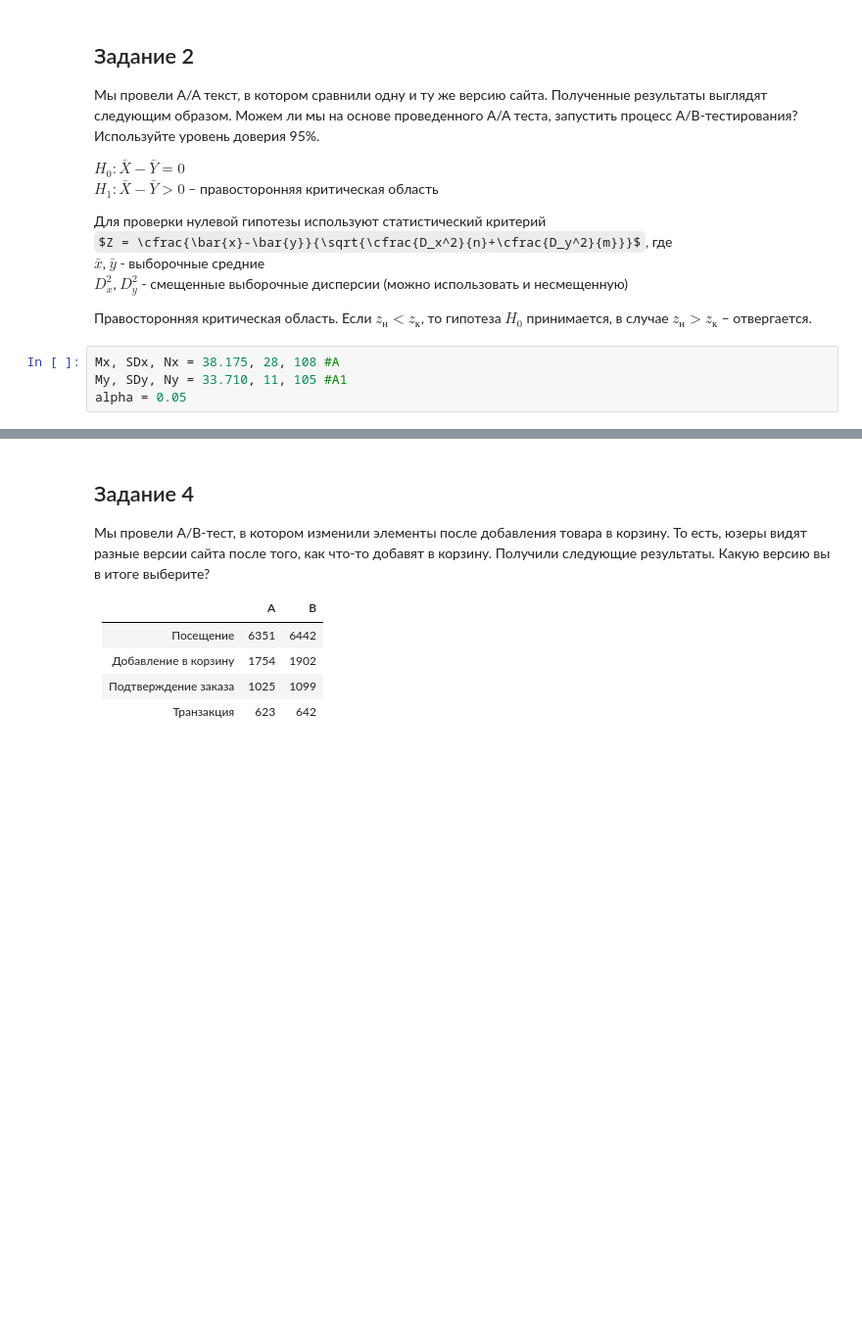
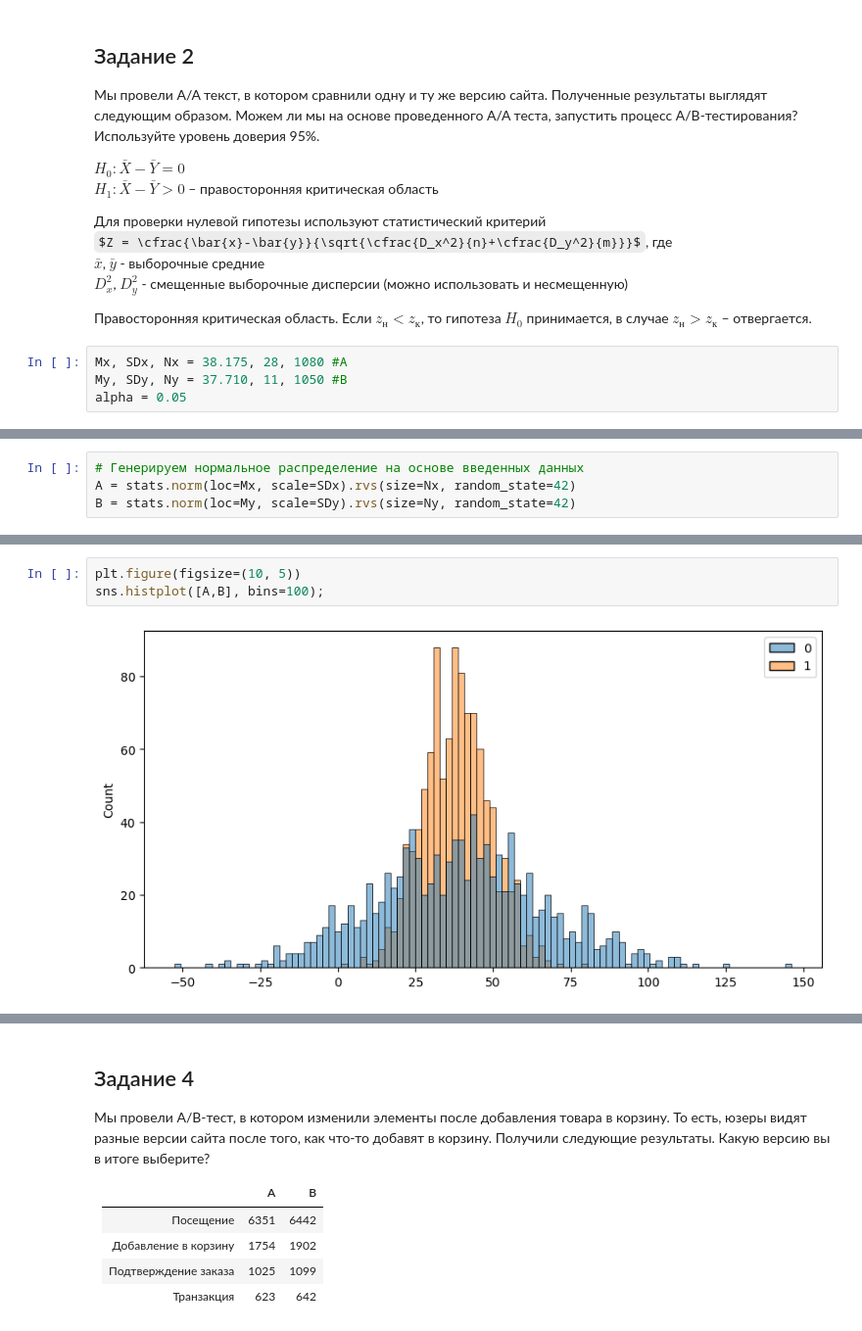
Before and after one commit to TanXmas/gb_StudyCourse_AB-testing, a Jupyter notebook: Lesson07/S07.ipynb, the cells around one changed output, grey strips where cells are left out. Shown at 98% size. Cells and saved outputs as stored; diff of their text form; some formulas as TeX source; blank space fills up the shorter version.

```diff
--- a/Lesson07/S07.ipynb
+++ b/Lesson07/S07.ipynb
@@ -49,8 +151,8 @@ $D_x^2$, $D_y^2$ - смещенные выборочные дисперсии (
 
 Правосторонняя критическая область. Если $z_н < z_к$, то гипотеза $H_0$ принимается, в случае $z_н > z_к$ – отвергается.
 # %%
-Mx, SDx, Nx = 38.175, 28, 108 #A
-My, SDy, Ny = 33.710, 11, 105 #A1
+Mx, SDx, Nx = 38.175, 28, 1080 #A
+My, SDy, Ny = 37.710, 11, 1050 #B
 alpha = 0.05
 # %%
 Zk = stats.norm.ppf(1-alpha)
@@ -66 +168,5 @@ Zn = 1.54
 H0: M(X)=M(Y) is True
+# %%
+# Генерируем нормальное распределение на основе введенных данных
+A = stats.norm(loc=Mx, scale=SDx).rvs(size=Nx, random_state=42)
+B = stats.norm(loc=My, scale=SDy).rvs(size=Ny, random_state=42)
@@ -66,0 +185,5 @@ H0: M(X)=M(Y) is True
+# %%
+plt.figure(figsize=(10, 5))
+sns.histplot([A,B], bins=100);
+# %% [output]
+[figure, added]
```
Also changed, not shown: parts of 52 cells of this notebook.
